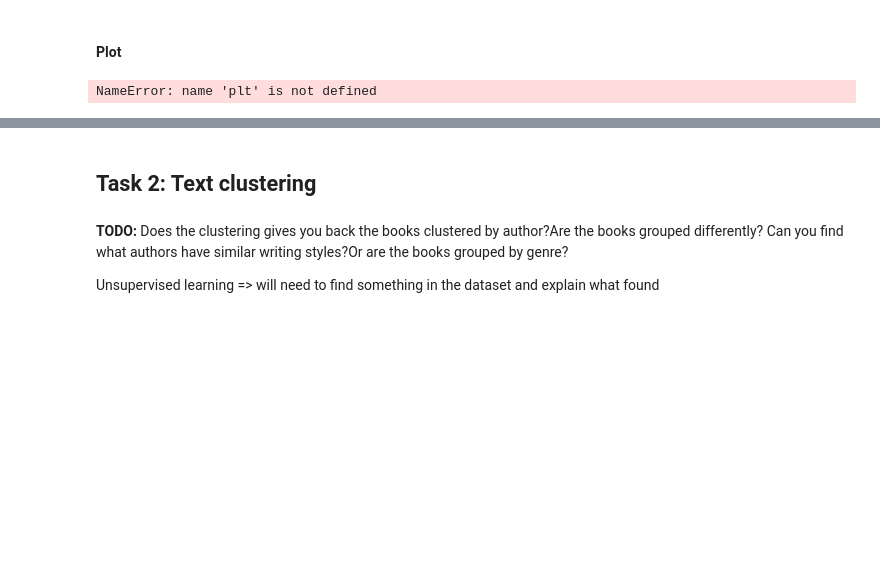
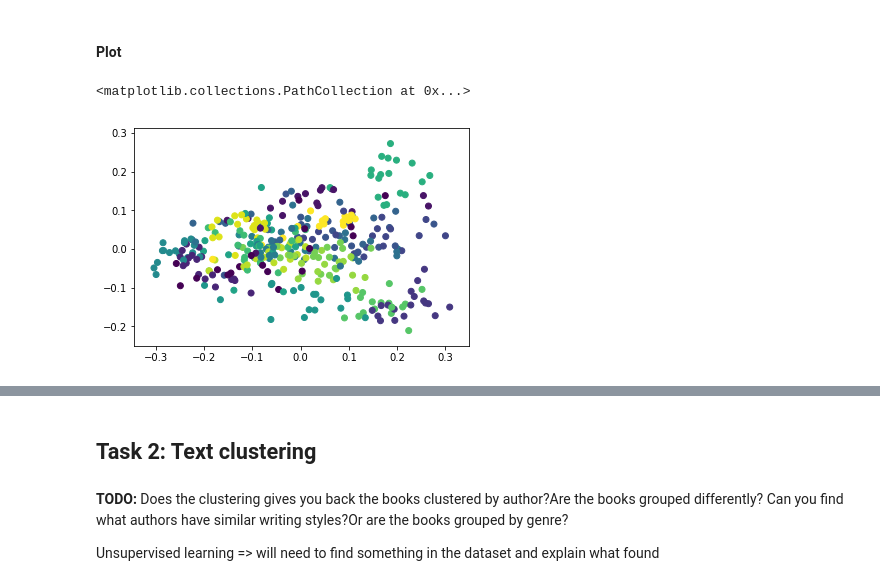
Before and after one commit to mdiannna/MachineLearningHomeworks, a Jupyter notebook: Homework2/Homework2.ipynb, the cells around one changed output, grey strips where cells are left out. Saved outputs shown, nothing was run; the diff lists cells and outputs as text; code cells hidden in the pictures; blank space fills up the shorter version.

```diff
--- a/Homework2/Homework2.ipynb
+++ b/Homework2/Homework2.ipynb
@@ -635,0 +605,2 @@ TODO
+# %%
+X_train = X_train.toarray()
@@ -636,7 +611,9 @@ TODO
 # %%
 from sklearn.decomposition import PCA
 
-# pca = PCA(n_components=2, svd_solver='full')
-pca = PCA(n_components=2)
-pca.fit(X_train)
-print(pca.singular_values_)
+def applyPCA(X):
+    # pca = PCA(n_components=2, svd_solver='full')
+#     pca = PCA(n_components=2)
+    X = pca.fit_transform(X)
+    print(pca.singular_values_)
+    return X
@@ -644,0 +620,2 @@ NameError: name 'X_train' is not defined
+# %%
+X_train_PCA = applyPCA(X_train)
@@ -645,6 +659,7 @@ NameError: name 'X_train' is not defined
 # %% [markdown]
 #### Plot
-# %%
-plt.scatter(X_train, c = cl.labels_)
-# %% [output]
-NameError: name 'plt' is not defined
+# %%
+plt.scatter(X_train_PCA[:,0], X_train_PCA[:,1], c=y_train)
+# %% [output]
+<matplotlib.collections.PathCollection at 0x...>
+[figure, added]
```
Also changed, not shown: parts of 34 cells of this notebook.
